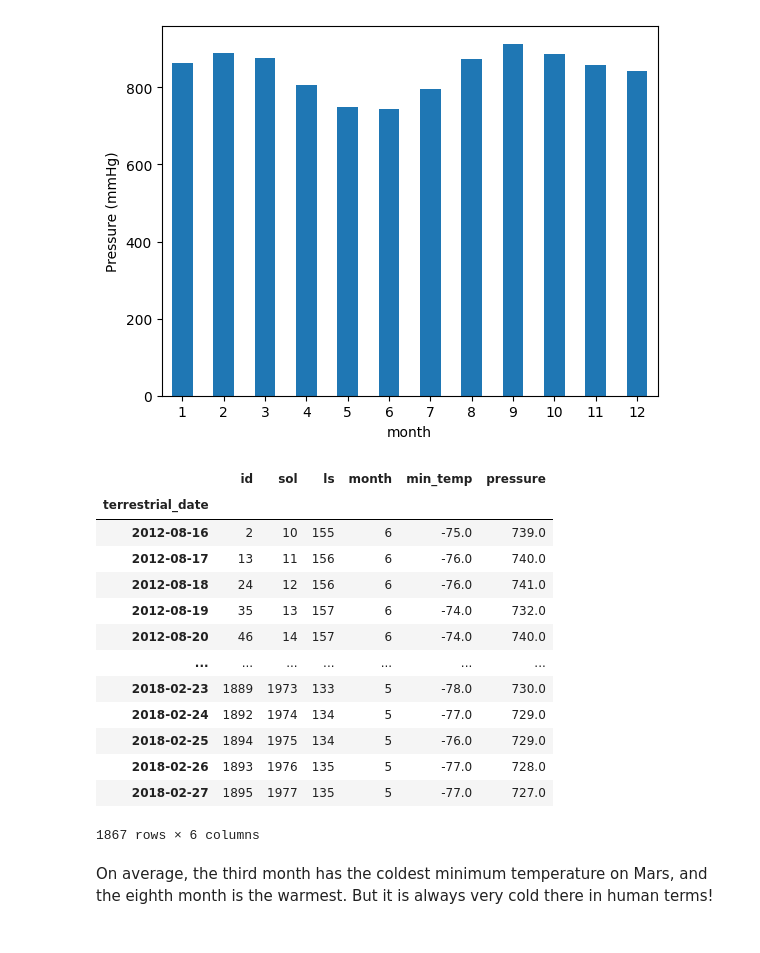
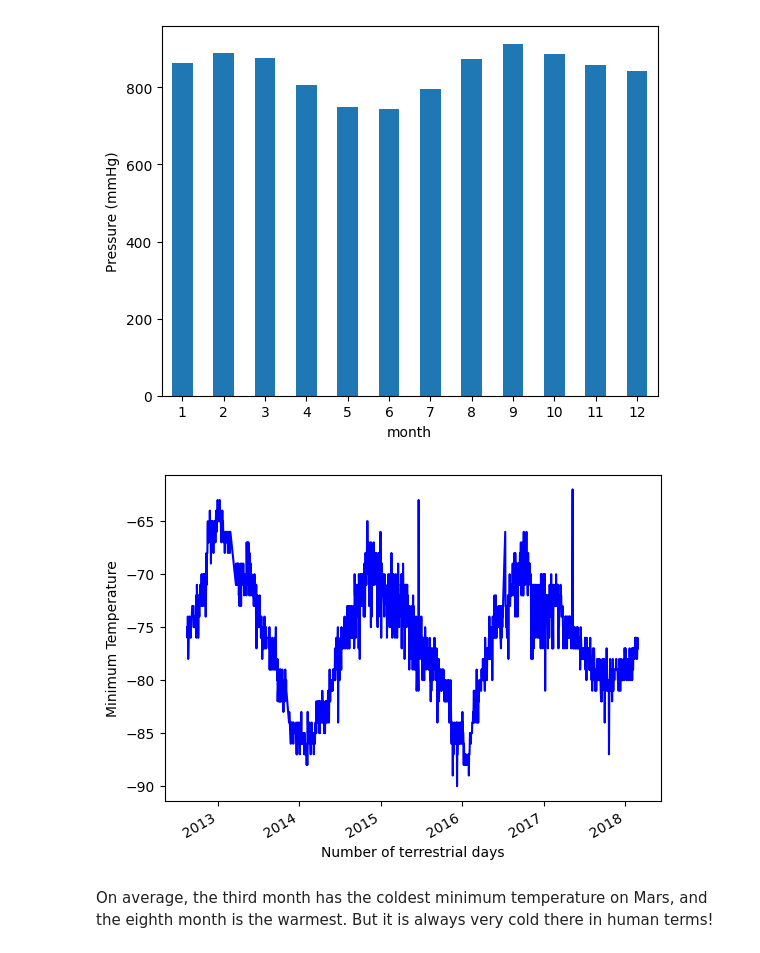
Before and after one commit to thesarahcain/module-11-challenge, a Jupyter notebook: Starter_Code/part_2_mars_weather.ipynb, the cells around one changed output. Cells and saved outputs as stored; diff of their text form; code cells hidden in the pictures.

```diff
--- a/Starter_Code/part_2_mars_weather.ipynb
+++ b/Starter_Code/part_2_mars_weather.ipynb
@@ -260,22 +224,17 @@ Text(0, 0.5, 'Pressure (mmHg)')
 # %%
 # 5. How many terrestrial (earth) days are there in a Martian year?
 new_mars_df = mars_df.set_index("terrestrial_date")
-new_mars_df
+
+# Plot minimum temperature
+new_mars_df['min_temp'].plot(linestyle = '-', color='blue')
+
+# Make labels
+plt.xlabel('Number of terrestrial days')
+plt.ylabel('Minimum Temperature')
+
+plt.show()
 # %% [output]
-|  | id | sol | ls | month | min_temp | pressure |
-| terrestrial_date |  |  |  |  |  |  |
-| 2012-08-16 | 2 | 10 | 155 | 6 | -75.0 | 739.0 |
-| 2012-08-17 | 13 | 11 | 156 | 6 | -76.0 | 740.0 |
-| 2012-08-18 | 24 | 12 | 156 | 6 | -76.0 | 741.0 |
-| 2012-08-19 | 35 | 13 | 157 | 6 | -74.0 | 732.0 |
-| 2012-08-20 | 46 | 14 | 157 | 6 | -74.0 | 740.0 |
-| ... | ... | ... | ... | ... | ... | ... |
-| 2018-02-23 | 1889 | 1973 | 133 | 5 | -78.0 | 730.0 |
-| 2018-02-24 | 1892 | 1974 | 134 | 5 | -77.0 | 729.0 |
-| 2018-02-25 | 1894 | 1975 | 134 | 5 | -76.0 | 729.0 |
-| 2018-02-26 | 1893 | 1976 | 135 | 5 | -77.0 | 728.0 |
-| 2018-02-27 | 1895 | 1977 | 135 | 5 | -77.0 | 727.0 |
-1867 rows × 6 columns
+[figure, added]
 # %% [markdown]
 On average, the third month has the coldest minimum temperature on Mars, and the eighth month is the warmest. But it is always very cold there in human terms!
 # %% [markdown]
```
Also changed, not shown: parts of 5 cells of this notebook.
